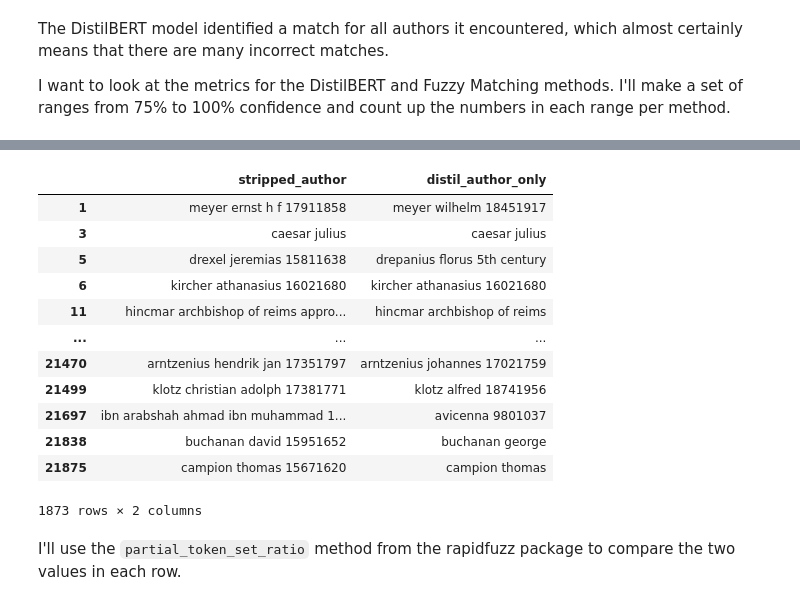
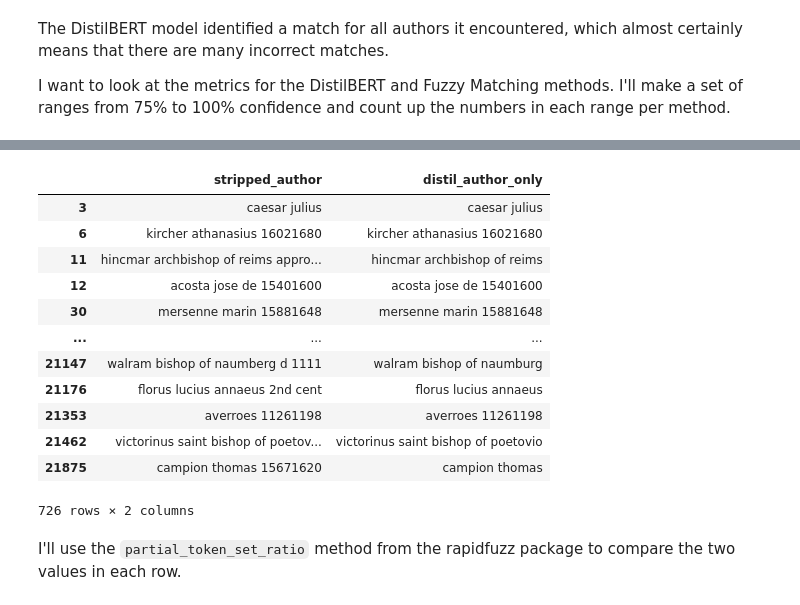
Before and after one commit to sjhuskey/dll-hybrid, a Jupyter notebook: python/analysis-2.ipynb, the cells around one changed output, grey strips where cells are left out. Cells and saved outputs as stored; diff of their text form; code cells hidden in the pictures.

Commit message:
update: ran hybrid with different fuzzy match algorithm
- adding new csv outputs from analysis2

MAJOR

```diff
--- a/python/analysis-2.ipynb
+++ b/python/analysis-2.ipynb
@@ -219,7 +237,7 @@ import numpy as np  # Ensure this import is present for array operations
 bins = [54, 59, 64, 69, 74, 79, 84, 89, 94, 100]
 labels = ['55-59%', '60-64%', '65-69%', '70-74%', '75-79%', '80-84%', '85-89%', '90-94%', '95-100%']
 
-metrics = df.copy()
+metrics = filtered.copy()
 metrics['distilbert_author_score'] = (metrics['distilbert_author_score'] * 100).astype(int)
 metrics['fuzzy_author_score'] = (metrics['fuzzy_author_score'] * 100).astype(int)
 
@@ -254,7 +269,0 @@ That's interesting! The fuzzy matching cuts out at 85%, but DistilBERT keeps goi
-# %%
-# Applying pd.cut and counting values for each metric
-for metric in ['fuzzy_author_score', 'distilbert_author_score']:
-    metrics[f'{metric}_range'] = pd.cut(metrics[metric], bins=bins, labels=labels, right=False)
-    print(f"Counts for {metric}:")
-    print(metrics[f'{metric}_range'].value_counts().sort_index())
-    print("\n")
@@ -297,5 +274,5 @@ I want to take a closer look at the DistilBERT model's matches in each range.
 # %%
-db_95_100 = metrics[metrics['distilbert_author_score_range'] == "95-100%"]
-db_95_100 = db_95_100[['author','distilbert_author']]
-grouped = db_95_100.groupby(['author','distilbert_author']).value_counts().to_frame().reset_index()
-grouped.to_csv('../output/grouped_distilbert_author_matches.csv',index=False,encoding='utf-8',quoting=csv.QUOTE_ALL)
+db_90_100 = metrics[(metrics['distilbert_author_score_range'] == "95-100%") | (metrics['distilbert_author_score_range'] == "90-94%")]
+db_90_100 = db_90_100[['author','distilbert_author']]
+grouped = db_90_100.groupby(['author','distilbert_author']).value_counts().to_frame().reset_index()
+grouped.to_csv('../output/grouped_distilbert_author_matches_90_100.csv',index=False,encoding='utf-8',quoting=csv.QUOTE_ALL)
@@ -318,30 +295,30 @@ grouped
 # %%
 # Use the `normalize_author_name()` utility function to lower the `author` value and remove punctuation.
 import utilities as utilities
-db_95_100['stripped_author'] = db_95_100['author'].apply(lambda x: utilities.normalize_author_name(x))
+db_90_100['stripped_author'] = db_90_100['author'].apply(lambda x: utilities.normalize_author_name(x))
 
 import ast
-db_95_100['distil_author_only'] = db_95_100['distilbert_author'].apply(lambda x: ast.literal_eval(x)['authorized_name'] if isinstance(x, str) else x['authorized_name'])
-db_95_100['distil_author_only'] = db_95_100['distil_author_only'].apply(lambda x: utilities.normalize_author_name(x))
+db_90_100['distil_author_only'] = db_90_100['distilbert_author'].apply(lambda x: ast.literal_eval(x)['authorized_name'] if isinstance(x, str) else x['authorized_name'])
+db_90_100['distil_author_only'] = db_90_100['distil_author_only'].apply(lambda x: utilities.normalize_author_name(x))
 
-db_95_100 = db_95_100[['stripped_author','distil_author_only']]
+db_90_100 = db_90_100[['stripped_author','distil_author_only']]
 # %%
-unique_authors = db_95_100.drop_duplicates(subset=['stripped_author','distil_author_only'])
+unique_authors = db_90_100.drop_duplicates(subset=['stripped_author','distil_author_only'])
 unique_authors
 # %% [output]
 |  | stripped_author | distil_author_only |
-| 1 | meyer ernst h f 17911858 | meyer wilhelm 18451917 |
 | 3 | caesar julius | caesar julius |
-| 5 | drexel jeremias 15811638 | drepanius florus 5th century |
 | 6 | kircher athanasius 16021680 | kircher athanasius 16021680 |
 | 11 | hincmar archbishop of reims appro... | hincmar archbishop of reims |
+| 12 | acosta jose de 15401600 | acosta jose de 15401600 |
+| 30 | mersenne marin 15881648 | mersenne marin 15881648 |
 | ... | ... | ... |
-| 21470 | arntzenius hendrik jan 17351797 | arntzenius johannes 17021759 |
-| 21499 | klotz christian adolph 17381771 | klotz alfred 18741956 |
-| 21697 | ibn arabshah ahmad ibn muhammad 1... | avicenna 9801037 |
-| 21838 | buchanan david 15951652 | buchanan george |
+| 21147 | walram bishop of naumberg d 1111 | walram bishop of naumburg |
+| 21176 | florus lucius annaeus 2nd cent | florus lucius annaeus |
+| 21353 | averroes 11261198 | averroes 11261198 |
+| 21462 | victorinus saint bishop of poetov... | victorinus saint bishop of poetovio |
 | 21875 | campion thomas 15671620 | campion thomas |
-1873 rows × 2 columns
+726 rows × 2 columns
 # %% [markdown]
 I'll use the `partial_token_set_ratio` method from the rapidfuzz package to compare the two values in each row.
 # %%
```
Also changed, not shown: parts of 47 cells of this notebook, 15 other files.
